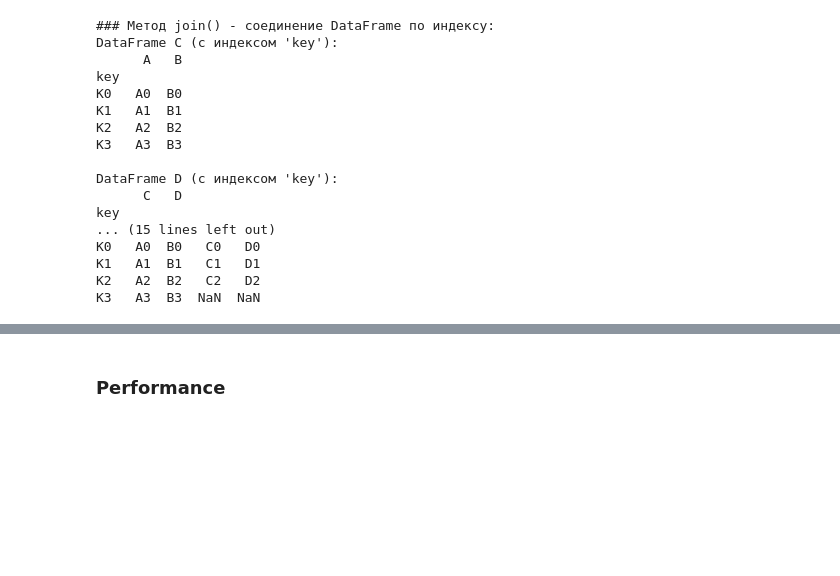
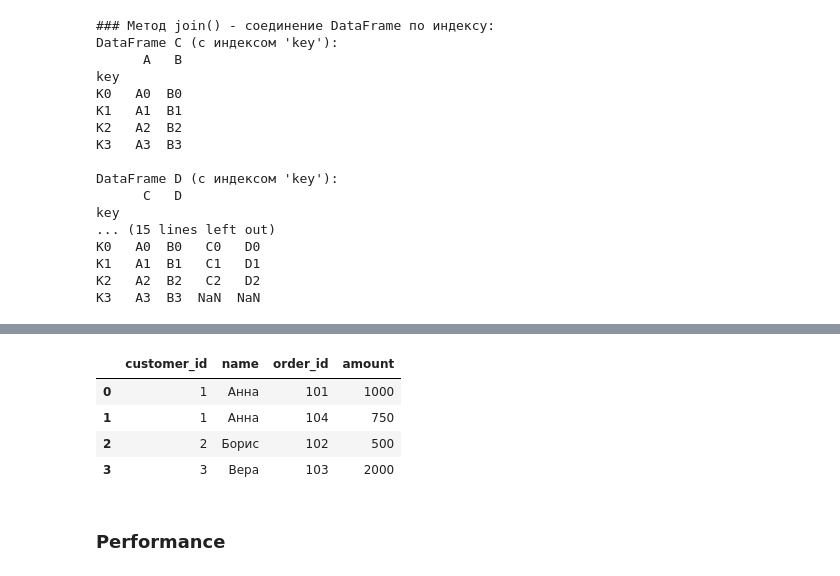
Before and after one commit to SyomaKiss/edu_numpy_pandas_pytorch, a Jupyter notebook: notebooks/pandas_basics.ipynb, the cells around one changed output, grey strips where cells are left out. Cells and saved outputs as stored; diff of their text form; code cells hidden in the pictures; blank space fills up the shorter version.

```diff
--- a/notebooks/pandas_basics.ipynb
+++ b/notebooks/pandas_basics.ipynb
@@ -631,3 +759,11 @@ print(customer_orders)
+# %%
+customer_orders
+# %% [output]
+|  | customer_id | name | order_id | amount |
+| 0 | 1 | Анна | 101 | 1000 |
+| 1 | 1 | Анна | 104 | 750 |
+| 2 | 2 | Борис | 102 | 500 |
+| 3 | 3 | Вера | 103 | 2000 |
 # %% [markdown]
 ### Performance
 # %%
```
Also changed, not shown: parts of 39 cells of this notebook, 2 other files.
